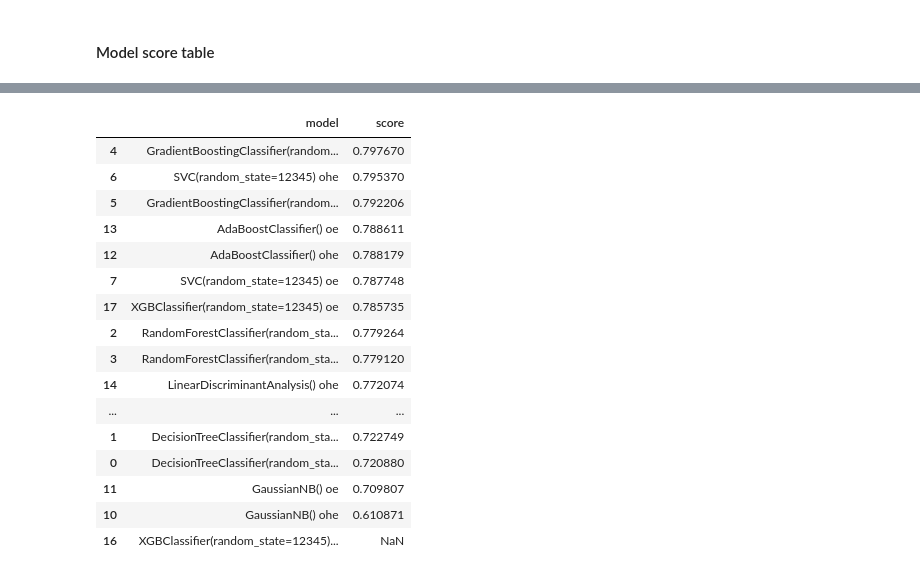
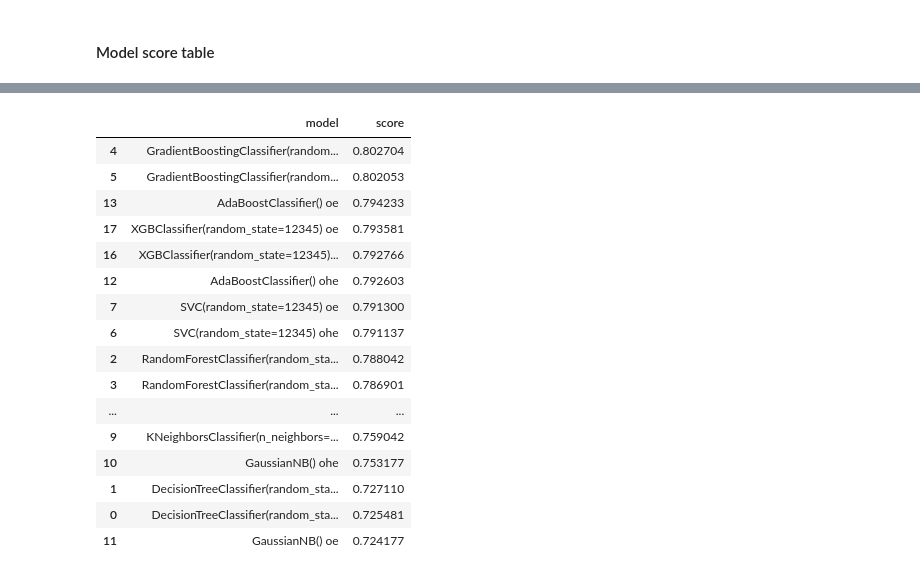
Before and after one commit to DaniilTsalik/Detecting_fraud, a Jupyter notebook: Untitled.ipynb, the cells around one changed output, grey strips where cells are left out. Saved outputs shown, nothing was run; the diff lists cells and outputs as text; code cells hidden in the pictures.

```diff
--- a/Untitled.ipynb
+++ b/Untitled.ipynb
@@ -765,6 +783,7 @@ preop_data_ohe.head()
 #### OE
 # %%
 enc = OrdinalEncoder()
-preop_data_oe = all_data.copy()
-preop_data_oe[columns_to_encode] = enc.fit_transform(preop_data_oe[columns_to_encode])
-preop_data_oe
+features_train_oe = features_train.copy()
+features_test_oe = features_test.copy()
+features_test_oe[columns_to_encode] = enc.fit_transform(features_test_oe[columns_to_encode])
+features_train_oe[columns_to_encode] = enc.fit_transform(features_train_oe[columns_to_encode])
@@ -823,35 +828,8 @@ gnb = GaussianNB()
 abc = AdaBoostClassifier()
 lda = LinearDiscriminantAnalysis()
 xgb = XGBClassifier(random_state=12345)
-# %%
-train_ohe = preop_data_ohe[preop_data_ohe['transported'].notnull()].copy()
-train_oe = preop_data_oe[preop_data_oe['transported'].notnull()].copy()
-
-test_ohe = preop_data_ohe[preop_data_ohe['transported'].isnull()].drop('transported', axis=1)
-test_oe = preop_data_oe[preop_data_oe['transported'].isnull()].drop('transported', axis=1)
-
-train_ohe.transported = train_ohe.transported.astype('int')
-train_oe.transported = train_oe.transported.astype('int')
-
-target_train_ohe = train_ohe['transported'].reset_index(drop=True)
-target_train_oe = train_oe['transported'].reset_index(drop=True)
-
-features_train_ohe = train_ohe.drop('transported', axis=1).reset_index(drop=True)
-features_train_oe = train_oe.drop('transported', axis=1).reset_index(drop=True)
-
-features_test_ohe = test_ohe.reset_index(drop=True)
-features_test_oe = test_oe.reset_index(drop=True)
 # %% [markdown]
 #### StandardScaler
-# %%
-scaler = StandardScaler()
-columns_to_scale = ['age', 'room_service', 'food_court', 'shopping_mall', 'spa', 'vr_deck']
-
-features_train_ohe[columns_to_scale] = scaler.fit_transform(features_train_ohe[columns_to_scale])
-features_test_ohe[columns_to_scale] = scaler.transform(features_test_ohe[columns_to_scale])
-
-features_train_oe[columns_to_scale] = scaler.fit_transform(features_train_oe[columns_to_scale])
-features_test_oe[columns_to_scale] = scaler.transform(features_test_oe[columns_to_scale])
 # %% [markdown]
 #### Model score table
 # %%
@@ -863,11 +841,14 @@ def first_score(model, features, target):
         return_list.append(model)
     return_list.append(cross_val_score(model, features, target, cv=6).mean())
     return return_list
+# %%
+features_train_ohe[['cryo_sleep', 'vip']] = features_train_ohe[['cryo_sleep', 'vip']].astype('int')
+features_train_oe[['cryo_sleep', 'vip']] = features_train_oe[['cryo_sleep', 'vip']].astype('int')
 # %%
 model_score_dict = {}
 model_list = [dtc, rfc, gbc, svm, knn, gnb, abc, lda, xgb]
 features_list = [features_train_ohe, features_train_oe]
-target_list = [target_train_ohe, target_train_oe]
+target_list = [target_train, target_train]
 
 test_models = []
 test_scores = []
@@ -910,20 +874,20 @@ ValueError: feature_names must be unique
 |  | model | score |
-| 4 | GradientBoostingClassifier(random... | 0.797670 |
-| 6 | SVC(random_state=12345) ohe | 0.795370 |
-| 5 | GradientBoostingClassifier(random... | 0.792206 |
-| 13 | AdaBoostClassifier() oe | 0.788611 |
-| 12 | AdaBoostClassifier() ohe | 0.788179 |
-| 7 | SVC(random_state=12345) oe | 0.787748 |
-| 17 | XGBClassifier(random_state=12345) oe | 0.785735 |
-| 2 | RandomForestClassifier(random_sta... | 0.779264 |
-| 3 | RandomForestClassifier(random_sta... | 0.779120 |
-| 14 | LinearDiscriminantAnalysis() ohe | 0.772074 |
+| 4 | GradientBoostingClassifier(random... | 0.802704 |
+| 5 | GradientBoostingClassifier(random... | 0.802053 |
+| 13 | AdaBoostClassifier() oe | 0.794233 |
+| 17 | XGBClassifier(random_state=12345) oe | 0.793581 |
+| 16 | XGBClassifier(random_state=12345)... | 0.792766 |
+| 12 | AdaBoostClassifier() ohe | 0.792603 |
+| 7 | SVC(random_state=12345) oe | 0.791300 |
+| 6 | SVC(random_state=12345) ohe | 0.791137 |
+| 2 | RandomForestClassifier(random_sta... | 0.788042 |
+| 3 | RandomForestClassifier(random_sta... | 0.786901 |
 | ... | ... | ... |
-| 1 | DecisionTreeClassifier(random_sta... | 0.722749 |
-| 0 | DecisionTreeClassifier(random_sta... | 0.720880 |
-| 11 | GaussianNB() oe | 0.709807 |
-| 10 | GaussianNB() ohe | 0.610871 |
-| 16 | XGBClassifier(random_state=12345)... | NaN |
+| 9 | KNeighborsClassifier(n_neighbors=... | 0.759042 |
+| 10 | GaussianNB() ohe | 0.753177 |
+| 1 | DecisionTreeClassifier(random_sta... | 0.727110 |
+| 0 | DecisionTreeClassifier(random_sta... | 0.725481 |
+| 11 | GaussianNB() oe | 0.724177 |
 # %%
 skf = StratifiedKFold(n_splits=6)
 
```
Also changed, not shown: parts of 20 cells of this notebook.
